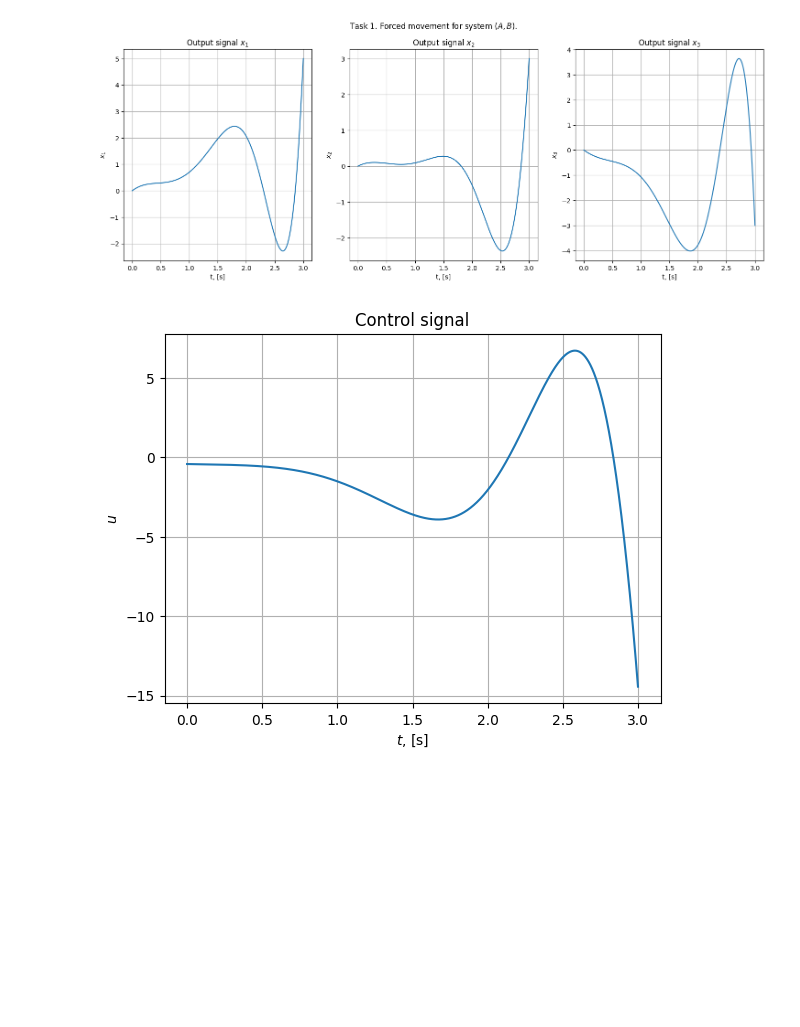
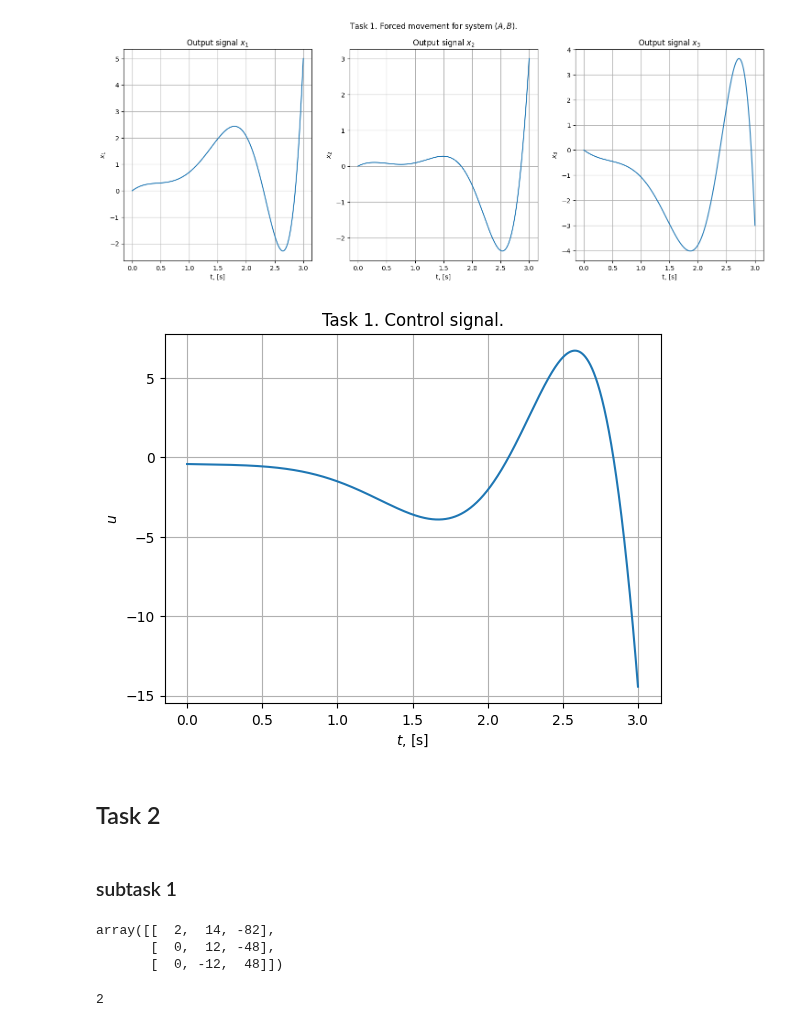
Before and after one commit to diuzhevVlad/control-theory-itmo-2023-2024, a Jupyter notebook: Lab7/Lab7.ipynb, the cells around one changed output. Drawn from its saved outputs; the diff is of its cells as text; code cells hidden in the pictures; blank space fills up the shorter version.

Commit message:
task 2 done

```diff
--- a/Lab7/Lab7.ipynb
+++ b/Lab7/Lab7.ipynb
@@ -164,9 +164,11 @@ for j in range(3):
 [figure]
 # %%
 plt.plot(time_1,u_s)
-plt.title("Control signal")
+plt.title("Task 1. Control signal.")
 plt.xlabel(f"$t$, [s]")
 plt.ylabel(f"$u$")
 plt.grid()
 # %% [output]
-[figure, old version]
+[figure, new version]
+# %% [markdown]
+## Task 2
@@ -172,0 +199,13 @@ plt.grid()
+# %% [markdown]
+### subtask 1
+# %%
+U = np.concatenate([B, A.dot(B), A.dot(A.dot(B))],axis=1)
+U
+# %% [output]
+array([[  2,  14, -82],
+       [  0,  12, -48],
+       [  0, -12,  48]])
+# %%
+np.linalg.matrix_rank(U)
+# %% [output]
+2
```
Also changed, not shown: parts of 39 cells of this notebook.
